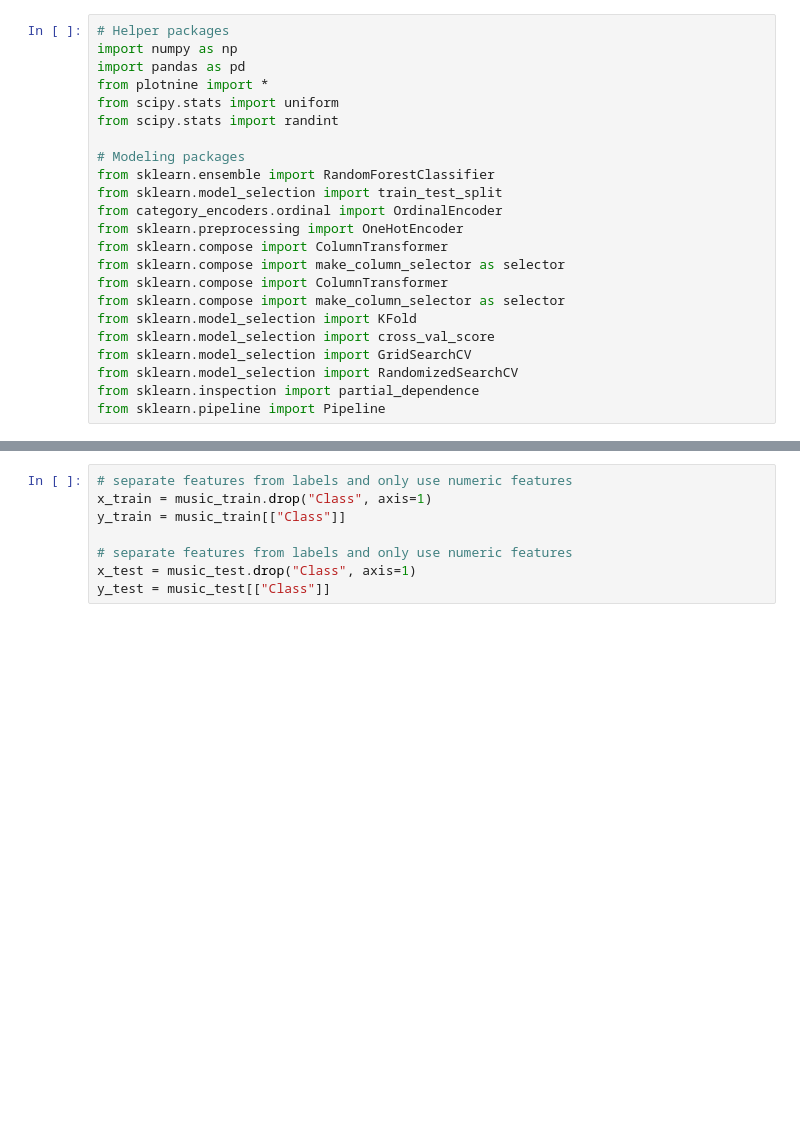
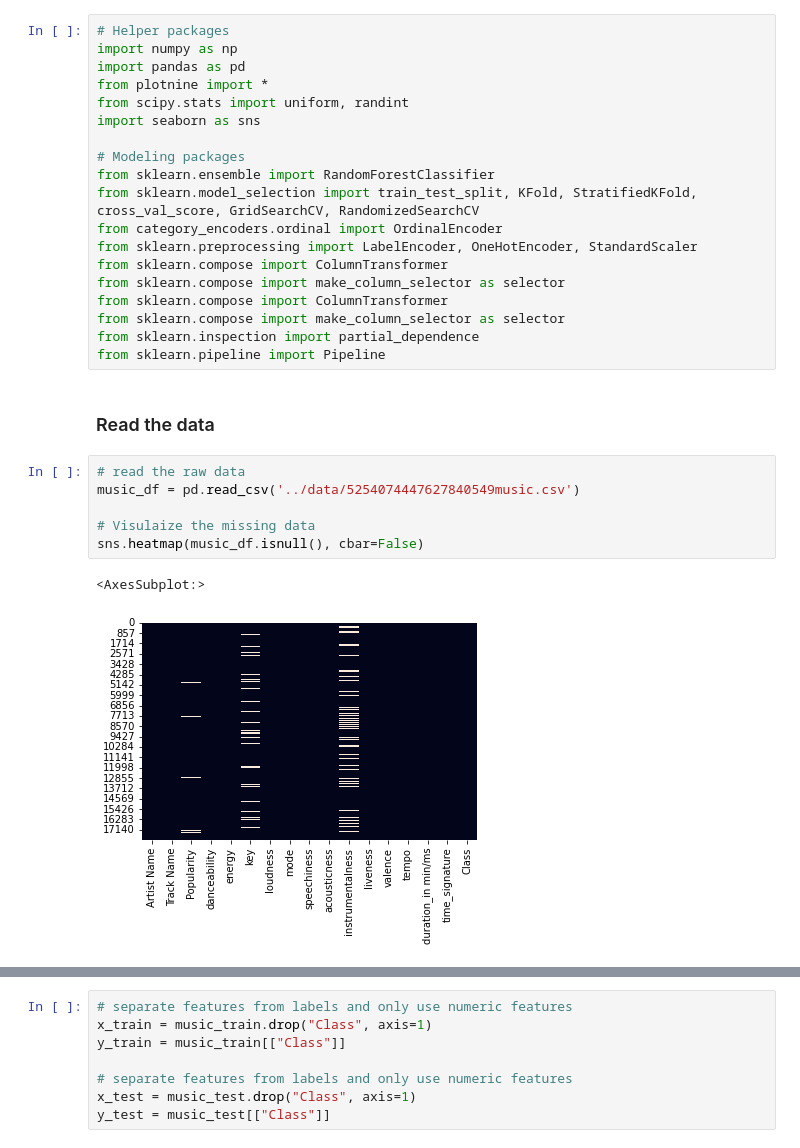
Before and after one commit to rawanalqarni/Music_Dataset, a Jupyter notebook: Samah/ML_RandomForest.ipynb, the cells around one changed output, grey strips where cells are left out. Drawn from its saved outputs; the diff is of its cells as text; blank space fills up the shorter version.

```diff
--- a/Samah/ML_RandomForest.ipynb
+++ b/Samah/ML_RandomForest.ipynb
@@ -3,21 +3,28 @@
 import numpy as np
 import pandas as pd
 from plotnine import *
-from scipy.stats import uniform
-from scipy.stats import randint
+from scipy.stats import uniform, randint
+import seaborn as sns
 
 # Modeling packages
 from sklearn.ensemble import RandomForestClassifier
-from sklearn.model_selection import train_test_split
+from sklearn.model_selection import train_test_split, KFold, StratifiedKFold, cross_val_score, GridSearchCV, RandomizedSearchCV
 from category_encoders.ordinal import OrdinalEncoder
-from sklearn.preprocessing import OneHotEncoder
+from sklearn.preprocessing import LabelEncoder, OneHotEncoder, StandardScaler
 from sklearn.compose import ColumnTransformer
 from sklearn.compose import make_column_selector as selector
 from sklearn.compose import ColumnTransformer
 from sklearn.compose import make_column_selector as selector
-from sklearn.model_selection import KFold
-from sklearn.model_selection import cross_val_score
-from sklearn.model_selection import GridSearchCV
-from sklearn.model_selection import RandomizedSearchCV
 from sklearn.inspection import partial_dependence
 from sklearn.pipeline import Pipeline
+# %% [markdown]
+### Read the data
+# %%
+# read the raw data
+music_df = pd.read_csv('../data/5254074447627840549music.csv')
+
+# Visulaize the missing data
+sns.heatmap(music_df.isnull(), cbar=False)
+# %% [output]
+<AxesSubplot:>
+[figure, added]
```
Also changed, not shown: parts of 26 cells of this notebook.
